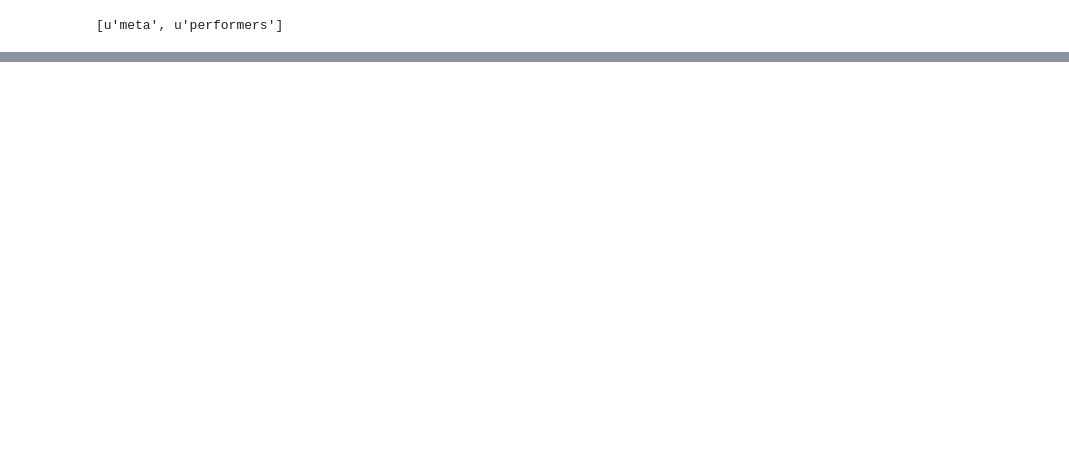
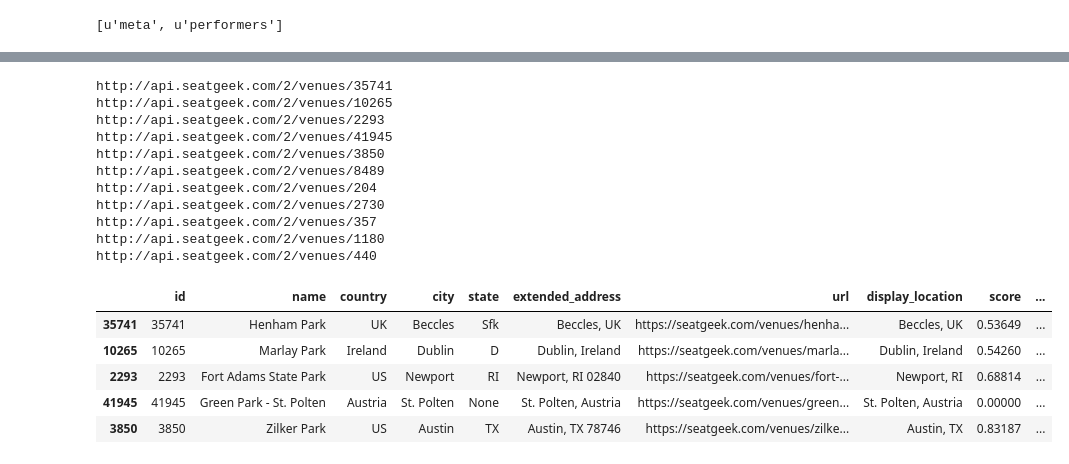
Before and after one commit to trxw/CDIPS_PandoraTeam, a Jupyter notebook: seatgeek_scraper.ipynb, the cells around one changed output, grey strips where cells are left out. Drawn from its saved outputs; the diff is of its cells as text; code cells hidden in the pictures; blank space fills up the shorter version.

```diff
--- a/seatgeek_scraper.ipynb
+++ b/seatgeek_scraper.ipynb
@@ -391,0 +318,67 @@ event['venue']
+# %%
+# Create venues table
+# Example events request
+vens = pd.DataFrame()
+vurl = 'http://api.seatgeek.com/2/venues/'
+
+# unique venue id
+vids = evs.venue_id.unique()
+
+for i, vid in enumerate(vids):
+#if True:
+    #vid = vids[0]
+
+    # slug
+
+    try:
+        url = vurl
+        search_term = str(vid)
+
+        url += search_term
+        print url
+
+        #response = request.urlopen(url)
+        response = urlopen(url)
+        json_obj = load(reader(response))
+
+    except ValueError:
+        pass
+        #print (ArtistList['artist_name'][a] )
+
+    vcols = []
+    vfields = []
+
+    # id type and title (and score)
+    l = [u'id', u'name',u'country', u'city', u'state', u'extended_address', u'url',
+        u'display_location', u'score', u'postal_code', u'address', u'timezone', u'slug']
+    vcols += l
+    vfields += [json_obj[key] for key in l]
+
+    l = ['event_count','lat','lon']
+    vcols += l
+    vfields += [json_obj['stats']['event_count'], json_obj['location']['lat'],
+                json_obj['location']['lon'] ]
+
+    # make dataframe
+    ven = pd.DataFrame([vfields],columns=vcols, index=[json_obj['id']])
+    vens = vens.append(ven)
+
+vens.head()
+# %% [output]
+http://api.seatgeek.com/2/venues/35741
+http://api.seatgeek.com/2/venues/10265
+http://api.seatgeek.com/2/venues/2293
+http://api.seatgeek.com/2/venues/41945
+http://api.seatgeek.com/2/venues/3850
+http://api.seatgeek.com/2/venues/8489
+http://api.seatgeek.com/2/venues/204
+http://api.seatgeek.com/2/venues/2730
+http://api.seatgeek.com/2/venues/357
+http://api.seatgeek.com/2/venues/1180
+http://api.seatgeek.com/2/venues/440
+|  | id | name | country | city | state | extended_address | url | display_location | score | ... |
+| 35741 | 35741 | Henham Park | UK | Beccles | Sfk | Beccles, UK | https://seatgeek.com/venues/henha... | Beccles, UK | 0.53649 | ... |
+| 10265 | 10265 | Marlay Park | Ireland | Dublin | D | Dublin, Ireland | https://seatgeek.com/venues/marla... | Dublin, Ireland | 0.54260 | ... |
+| 2293 | 2293 | Fort Adams State Park | US | Newport | RI | Newport, RI 02840 | https://seatgeek.com/venues/fort-... | Newport, RI | 0.68814 | ... |
+| 41945 | 41945 | Green Park - St. Polten | Austria | St. Polten | None | St. Polten, Austria | https://seatgeek.com/venues/green... | St. Polten, Austria | 0.00000 | ... |
+| 3850 | 3850 | Zilker Park | US | Austin | TX | Austin, TX 78746 | https://seatgeek.com/venues/zilke... | Austin, TX | 0.83187 | ... |
```
Also changed, not shown: parts of 21 cells of this notebook, 3 other files.
